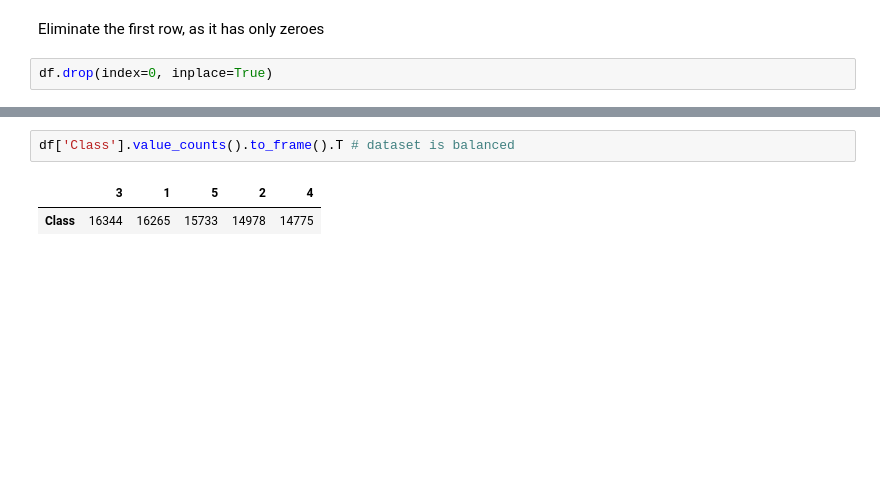
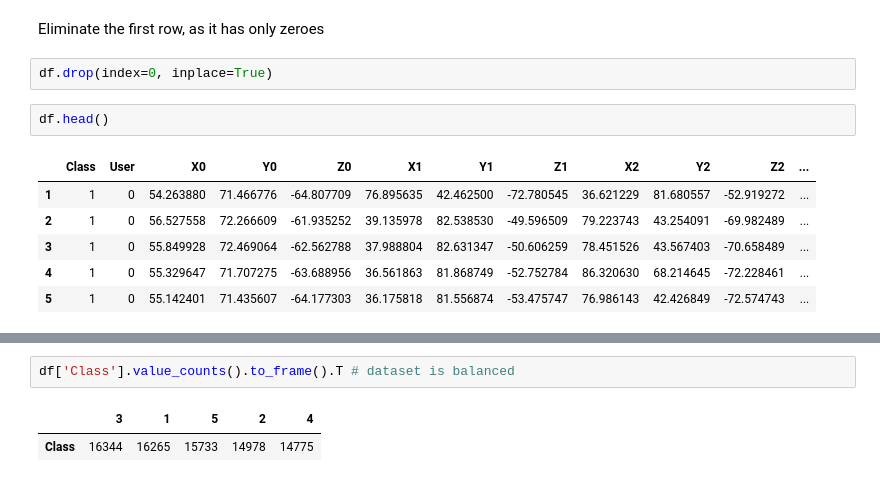
Before and after one commit to AntunesCSR/ML_Group_Projects, a Jupyter notebook: HA2/HA2.ipynb, the cells around one changed output, grey strips where cells are left out. Drawn from its saved outputs; the diff is of its cells as text; blank space fills up the shorter version.

```diff
--- a/HA2/HA2.ipynb
+++ b/HA2/HA2.ipynb
@@ -40,3 +40,12 @@ DF shape: (78096, 38)
 Eliminate the first row, as it has only zeroes
 # %%
 df.drop(index=0, inplace=True)
+# %%
+df.head()
+# %% [output]
+|  | Class | User | X0 | Y0 | Z0 | X1 | Y1 | Z1 | X2 | Y2 | Z2 | ... |
+| 1 | 1 | 0 | 54.263880 | 71.466776 | -64.807709 | 76.895635 | 42.462500 | -72.780545 | 36.621229 | 81.680557 | -52.919272 | ... |
+| 2 | 1 | 0 | 56.527558 | 72.266609 | -61.935252 | 39.135978 | 82.538530 | -49.596509 | 79.223743 | 43.254091 | -69.982489 | ... |
+| 3 | 1 | 0 | 55.849928 | 72.469064 | -62.562788 | 37.988804 | 82.631347 | -50.606259 | 78.451526 | 43.567403 | -70.658489 | ... |
+| 4 | 1 | 0 | 55.329647 | 71.707275 | -63.688956 | 36.561863 | 81.868749 | -52.752784 | 86.320630 | 68.214645 | -72.228461 | ... |
+| 5 | 1 | 0 | 55.142401 | 71.435607 | -64.177303 | 36.175818 | 81.556874 | -53.475747 | 76.986143 | 42.426849 | -72.574743 | ... |
```
Also changed, not shown: parts of 9 cells of this notebook.
